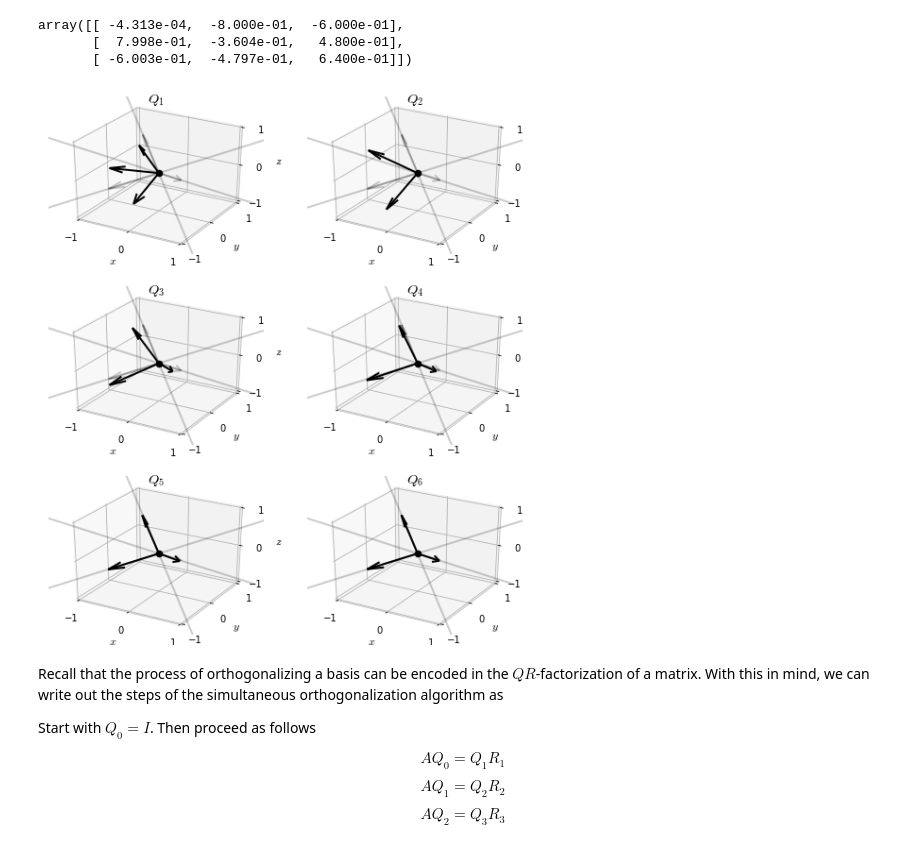
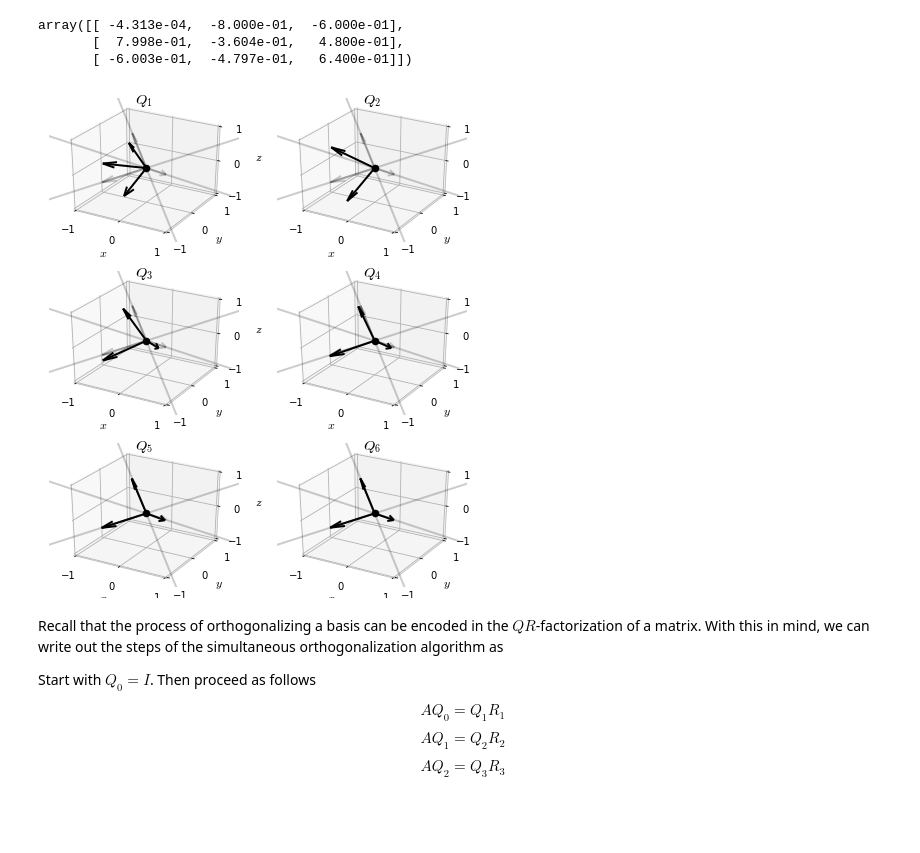
Before and after one commit to madrury/qr-algorithm, a Jupyter notebook: qr-algorithm.ipynb, the cells around one changed output. Cells and saved outputs as stored; diff of their text form; code cells hidden in the pictures; blank space fills up the shorter version.

```diff
--- a/qr-algorithm.ipynb
+++ b/qr-algorithm.ipynb
@@ -227,14 +227,14 @@ array([[ -4.313e-04,  -8.000e-01,  -6.000e-01],
        [  7.998e-01,  -3.604e-01,   4.800e-01],
        [ -6.003e-01,  -4.797e-01,   6.400e-01]])
 # %%
-fig = plt.figure(figsize=(12*0.75, 14*0.75))
+fig = plt.figure(figsize=(10*0.75, 12*0.75))
 
 for i, Q in enumerate(basies[:6]):
     ax = fig.add_subplot(3, 2, i+1, projection='3d', facecolor='white')
     plot_basis(ax, Q, basies[-1])
     ax.set_title("$Q_{{{}}}$".format(i+1))
 # %% [output]
-[figure, old version]
+[figure, new version]
 # %% [markdown]
 Recall that the process of orthogonalizing a basis can be encoded in the $QR$-factorization of a matrix.  With this in mind, we can write out the steps of the simultaneous orthogonalization algorithm as
 
```
